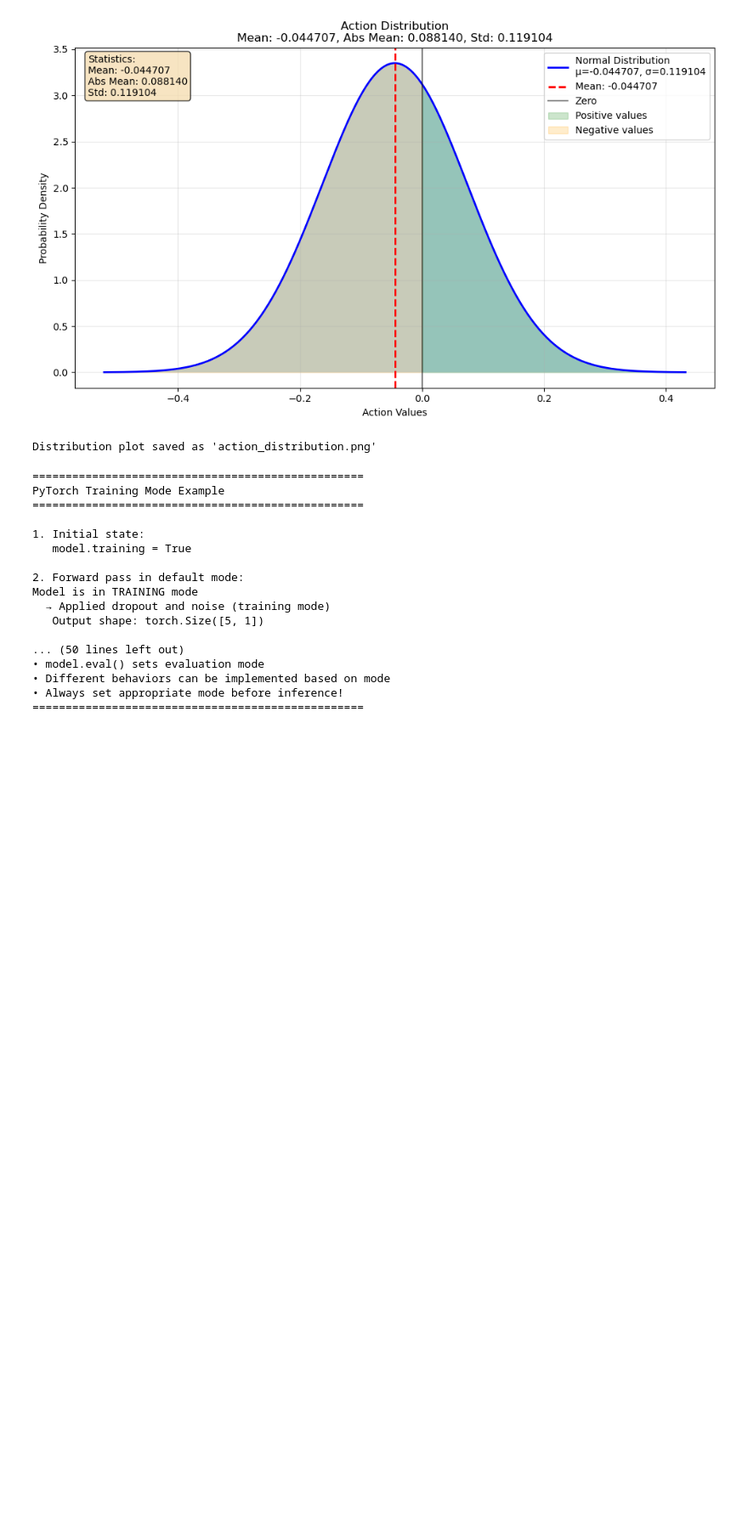
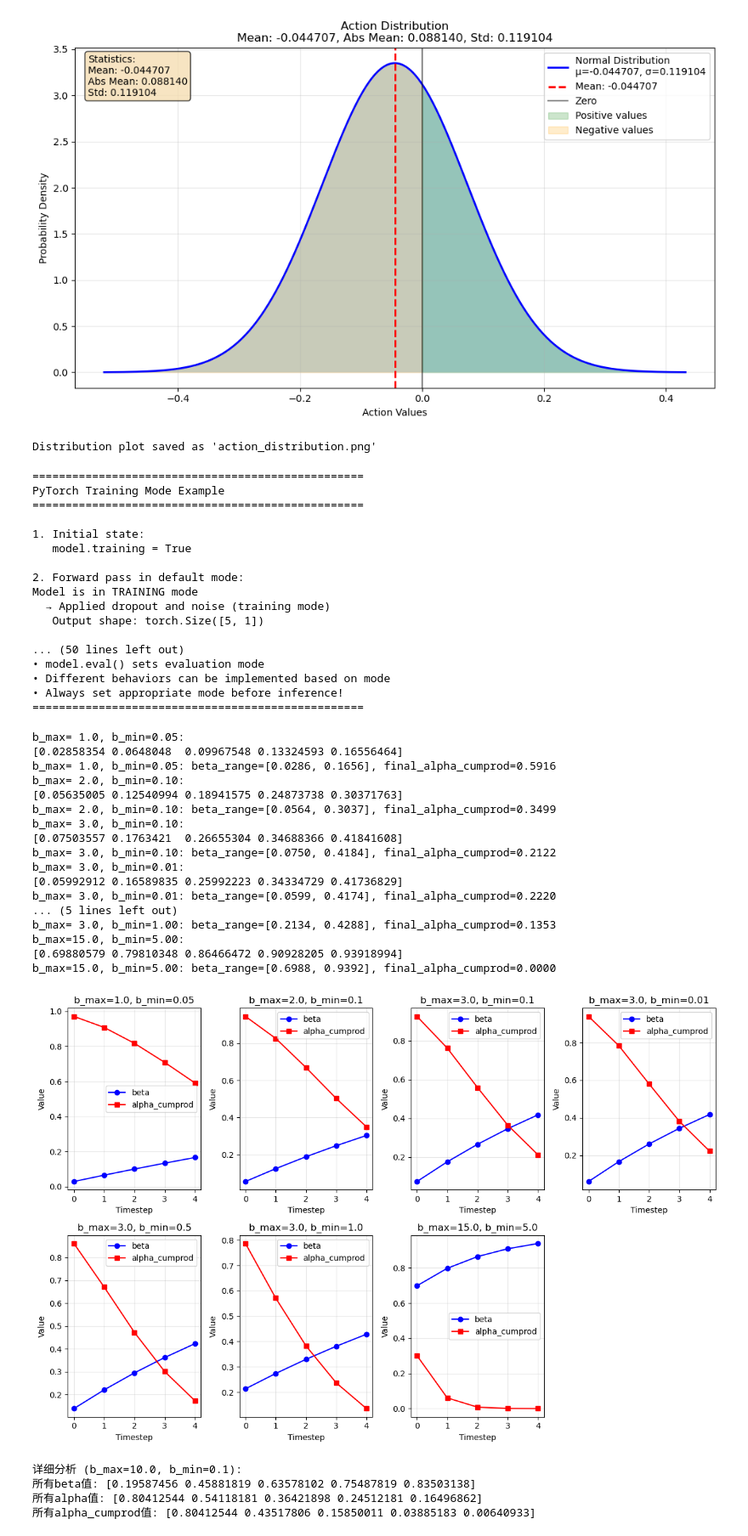
Before and after one commit to dearhannah/DC3, a Jupyter notebook: pg.ipynb, the cells around one changed output. Shown: that part at 85% size. Drawn from its saved outputs; the diff is of its cells as text; code cells hidden in the pictures; blank space fills up the shorter version.

```diff
--- a/pg.ipynb
+++ b/pg.ipynb
@@ -239,3 +243,82 @@ Model is in TRAINING mode
 • Different behaviors can be implemented based on mode
 • Always set appropriate mode before inference!
 ==================================================
+# %%
+import numpy as np
+import matplotlib.pyplot as plt
+
+def vp_beta_schedule(timesteps, b_max=10., b_min=0.1):
+    t = np.arange(1, timesteps + 1)
+    T = timesteps
+    alpha = np.exp(-b_min / T - 0.5 * (b_max - b_min) * (2 * t - 1) / T ** 2)
+    betas = 1 - alpha
+    return betas
+
+# 测试不同的b_max和b_min组合
+t = 5
+configs = [
+    (1.0, 0.05),   # 原始设置
+    (2.0, 0.1),    # 较小的b_max
+    (3.0, 0.1),   # 较大的b_max
+    (3.0, 0.01),  # 较小的b_min
+    (3.0, 0.5),   # 较大的b_min
+    (3.0, 1.0),    # 都较小
+    (15.0, 5.0),  # 都较大
+]
+
+plt.figure(figsize=(12, 8))
+
+for i, (b_max, b_min) in enumerate(configs):
+    betas = vp_beta_schedule(t, b_max, b_min)
+    alphas = 1 - betas
+    alphas_cumprod = np.cumprod(alphas)
+    print(f"b_max={b_max:4.1f}, b_min={b_min:4.2f}:")
+    print(betas)
+
+    plt.subplot(2, 4, i+1)
+    plt.plot(betas, 'b-o', label=f'beta')
+    plt.plot(alphas_cumprod, 'r-s', label=f'alpha_cumprod')
+    plt.title(f'b_max={b_max}, b_min={b_min}')
+    plt.xlabel('Timestep')
+    plt.ylabel('Value')
+    plt.legend()
+    plt.grid(True, alpha=0.3)
+
+    print(f"b_max={b_max:4.1f}, b_min={b_min:4.2f}: beta_range=[{betas[0]:.4f}, {betas[-1]:.4f}], final_alpha_cumprod={alphas_cumprod[-1]:.4f}")
+
+plt.tight_layout()
+plt.show()
+
+# 详细查看一个配置
+b_max, b_min = 10.0, 0.1
+betas = vp_beta_schedule(t, b_max, b_min)
+alphas = 1 - betas
+alphas_cumprod = np.cumprod(alphas)
+
+print(f"\n详细分析 (b_max={b_max}, b_min={b_min}):")
+print(f"所有beta值: {betas}")
+print(f"所有alpha值: {alphas}")
+print(f"所有alpha_cumprod值: {alphas_cumprod}")
+# %% [output]
+b_max= 1.0, b_min=0.05:
+[0.02858354 0.0648048  0.09967548 0.13324593 0.16556464]
+b_max= 1.0, b_min=0.05: beta_range=[0.0286, 0.1656], final_alpha_cumprod=0.5916
+b_max= 2.0, b_min=0.10:
+[0.05635005 0.12540994 0.18941575 0.24873738 0.30371763]
+b_max= 2.0, b_min=0.10: beta_range=[0.0564, 0.3037], final_alpha_cumprod=0.3499
+b_max= 3.0, b_min=0.10:
+[0.07503557 0.1763421  0.26655304 0.34688366 0.41841608]
+b_max= 3.0, b_min=0.10: beta_range=[0.0750, 0.4184], final_alpha_cumprod=0.2122
+b_max= 3.0, b_min=0.01:
+[0.05992912 0.16589835 0.25992223 0.34334729 0.41736829]
+b_max= 3.0, b_min=0.01: beta_range=[0.0599, 0.4174], final_alpha_cumprod=0.2220
+... (5 lines left out)
+b_max= 3.0, b_min=1.00: beta_range=[0.2134, 0.4288], final_alpha_cumprod=0.1353
+b_max=15.0, b_min=5.00:
+[0.69880579 0.79810348 0.86466472 0.90928205 0.93918994]
+b_max=15.0, b_min=5.00: beta_range=[0.6988, 0.9392], final_alpha_cumprod=0.0000
+[figure, added]
+详细分析 (b_max=10.0, b_min=0.1):
+所有beta值: [0.19587456 0.45881819 0.63578102 0.75487819 0.83503138]
+所有alpha值: [0.80412544 0.54118181 0.36421898 0.24512181 0.16496862]
+所有alpha_cumprod值: [0.80412544 0.43517806 0.15850011 0.03885183 0.00640933]
```
Also changed, not shown: parts of 2 cells of this notebook, 7 other files.
